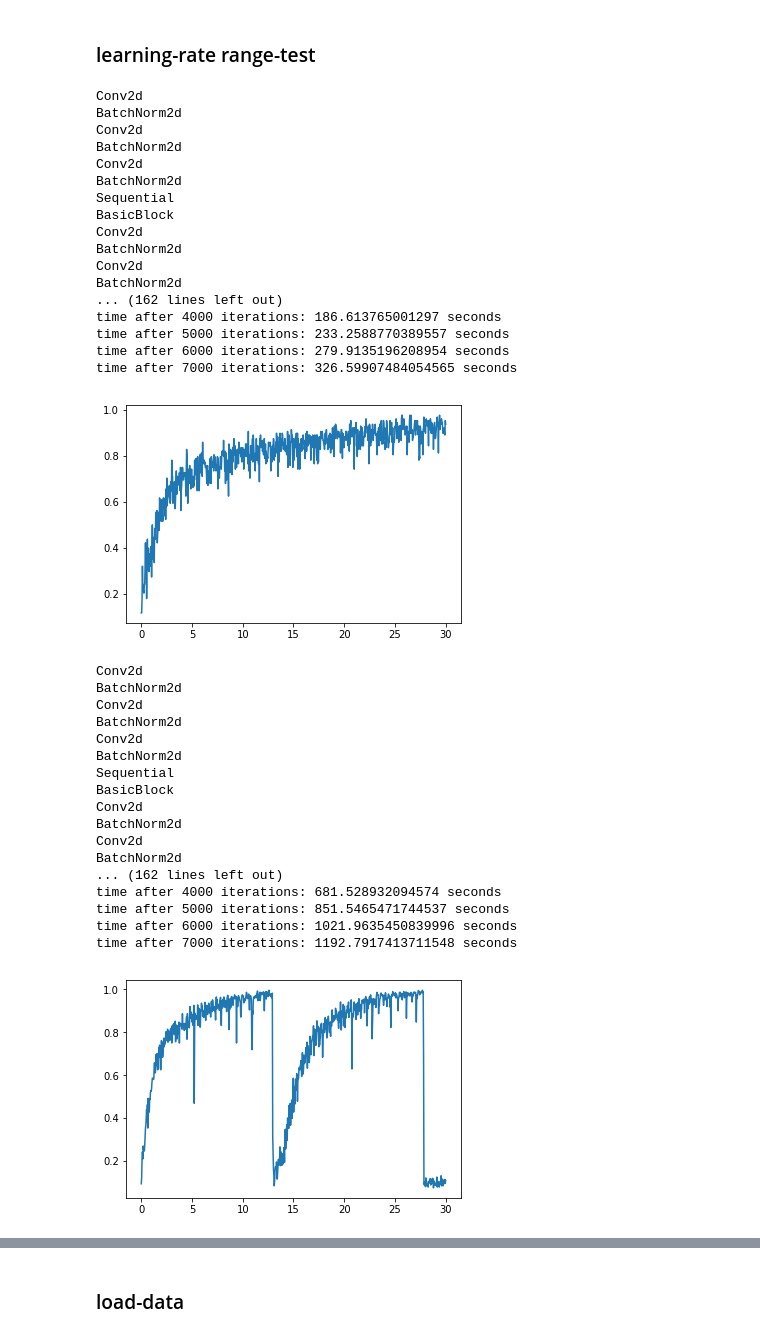
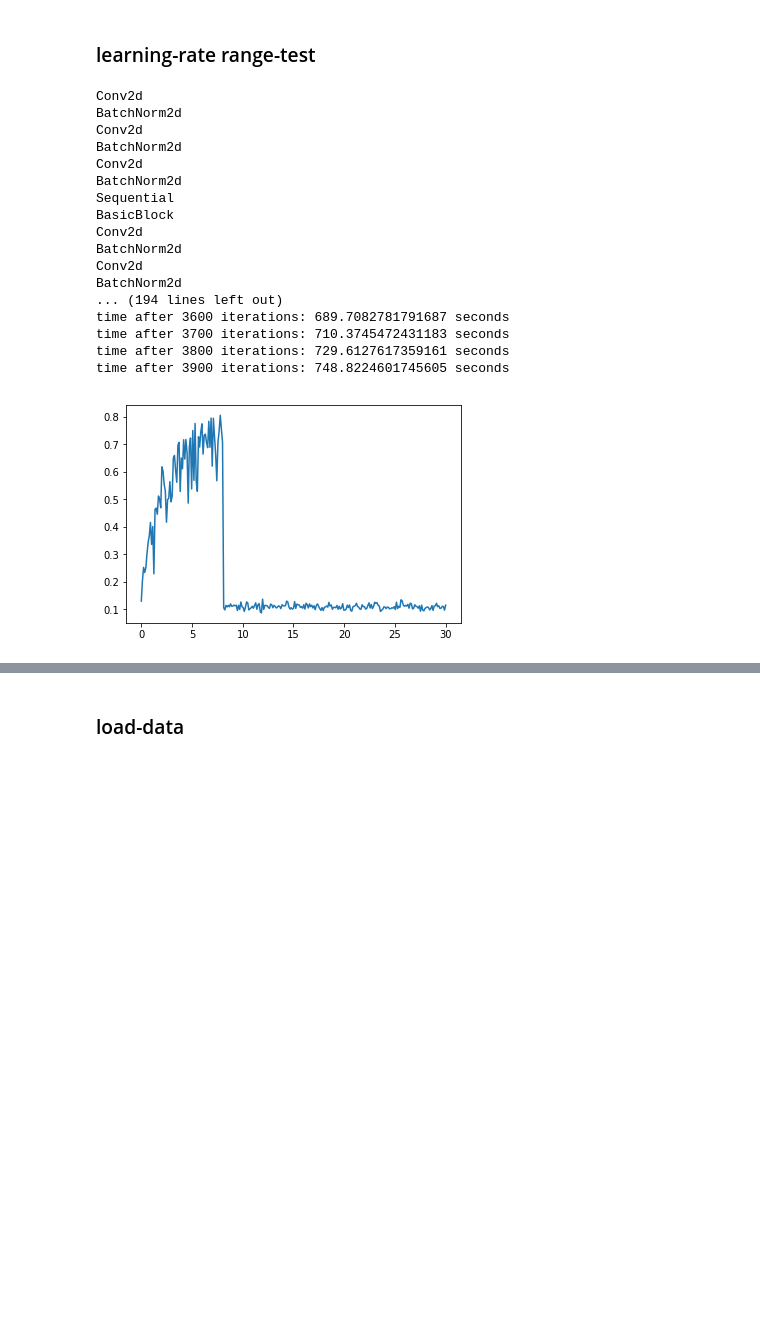
Before and after one commit to khushdeep-singh/DD2424project, a Jupyter notebook: assignmentforsaturdayOla.ipynb, the cells around one changed output, grey strips where cells are left out. Cells and saved outputs as stored; diff of their text form; code cells hidden in the pictures; blank space fills up the shorter version.

```diff
--- a/assignmentforsaturdayOla.ipynb
+++ b/assignmentforsaturdayOla.ipynb
@@ -141,7 +153,7 @@ def range_test(net,opt,dataloader,lossfn,min_lr,max_lr,iterations,batchsize, mom
 # %% [markdown]
 ### learning-rate range-test
 # %%
-xp = 1
+xp = 8
 # %%
 %%capture
 network = rnet.resnet56()
@@ -149,51 +161,33 @@ if cuda_available: network.cuda()
 # %%
 max_lr = 1e-9
 min_lr = 3e1
-iterations = 8000
+iterations = 4000
 lossfn = nn.CrossEntropyLoss()
 weightdecay = 0
 momentum=0
-for batchsize in [128, 512, 1024]:
+for batchsize in [512]:
     network = rnet.resnet56()
     if cuda_available: network.cuda()
     optimizer = optim.SGD(network.parameters(), lr=min_lr)
     xp += 1
     dataloader_tr, dataloader_vl = load_cifar10(batchsize)
     accuracy, loss = range_test(network,optimizer,dataloader_tr,lossfn,max_lr,min_lr,iterations,batchsize,experiment=xp,arch="resnet56")
 # %% [output]
 Conv2d
 BatchNorm2d
 Conv2d
 BatchNorm2d
 Conv2d
 BatchNorm2d
 Sequential
 BasicBlock
 Conv2d
 BatchNorm2d
 Conv2d
 BatchNorm2d
-... (162 lines left out)
-time after 4000 iterations: 186.613765001297 seconds
-time after 5000 iterations: 233.2588770389557 seconds
-time after 6000 iterations: 279.9135196208954 seconds
-time after 7000 iterations: 326.59907484054565 seconds
+... (194 lines left out)
+time after 3600 iterations: 689.7082781791687 seconds
+time after 3700 iterations: 710.3745472431183 seconds
+time after 3800 iterations: 729.6127617359161 seconds
+time after 3900 iterations: 748.8224601745605 seconds
-[figure, old version]
+[figure, new version]
-Conv2d
-BatchNorm2d
-Conv2d
-BatchNorm2d
-Conv2d
-BatchNorm2d
-Sequential
-BasicBlock
-Conv2d
-BatchNorm2d
-Conv2d
-BatchNorm2d
-... (162 lines left out)
-time after 4000 iterations: 681.528932094574 seconds
-time after 5000 iterations: 851.5465471744537 seconds
-time after 6000 iterations: 1021.9635450839996 seconds
-time after 7000 iterations: 1192.7917413711548 seconds
-[figure, removed]
```
Also changed, not shown: parts of 3 cells of this notebook, 1 other file.
